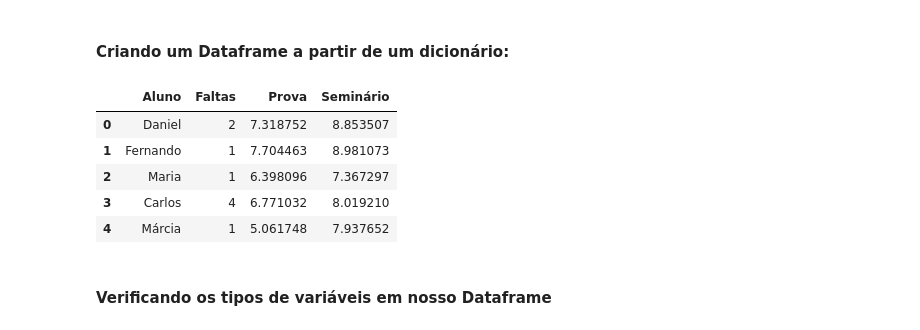
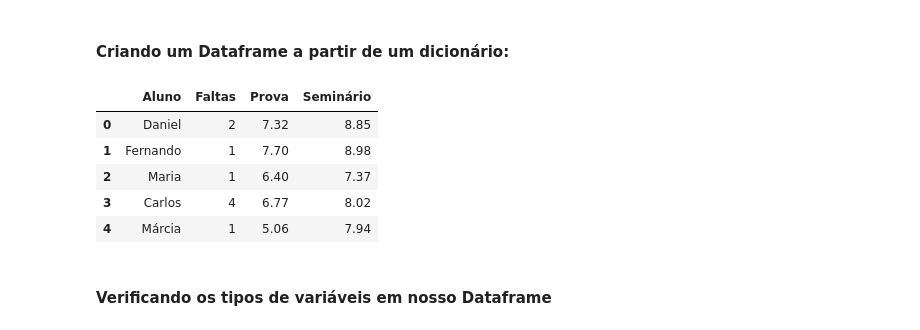
Before and after one commit to Daniel-EST/python-basico-machine-learning, a Jupyter notebook: notebooks/03/Pandas.ipynb, the cells around one changed output. Saved outputs shown, nothing was run; the diff lists cells and outputs as text; code cells hidden in the pictures.

```diff
--- a/notebooks/03/Pandas.ipynb
+++ b/notebooks/03/Pandas.ipynb
@@ -310,18 +310,18 @@ Dataframes e séries são bem parecidos e possuem métodos semelhantes, a grande
 # %%
 numpy.random.seed(555)
 df = pd.DataFrame({'Aluno' : ['Daniel', 'Fernando', 'Maria', 'Carlos', 'Márcia'],
                    'Faltas' : numpy.random.randint(0,5,5),
-                   'Prova' : numpy.random.normal(7, 1, 5),
-                   'Seminário': numpy.random.normal(8, 1, 5),})
+                   'Prova' : numpy.random.normal(7, 1, 5).round(2),
+                   'Seminário': numpy.random.normal(8, 1, 5).round(2),})
 
 df
 # %% [output]
 |  | Aluno | Faltas | Prova | Seminário |
-| 0 | Daniel | 2 | 7.318752 | 8.853507 |
-| 1 | Fernando | 1 | 7.704463 | 8.981073 |
-| 2 | Maria | 1 | 6.398096 | 7.367297 |
-| 3 | Carlos | 4 | 6.771032 | 8.019210 |
-| 4 | Márcia | 1 | 5.061748 | 7.937652 |
+| 0 | Daniel | 2 | 7.32 | 8.85 |
+| 1 | Fernando | 1 | 7.70 | 8.98 |
+| 2 | Maria | 1 | 6.40 | 7.37 |
+| 3 | Carlos | 4 | 6.77 | 8.02 |
+| 4 | Márcia | 1 | 5.06 | 7.94 |
 # %% [markdown]
 #### Verificando os tipos de variáveis em nosso Dataframe
 # %%
```
Also changed, not shown: parts of 24 cells of this notebook.
